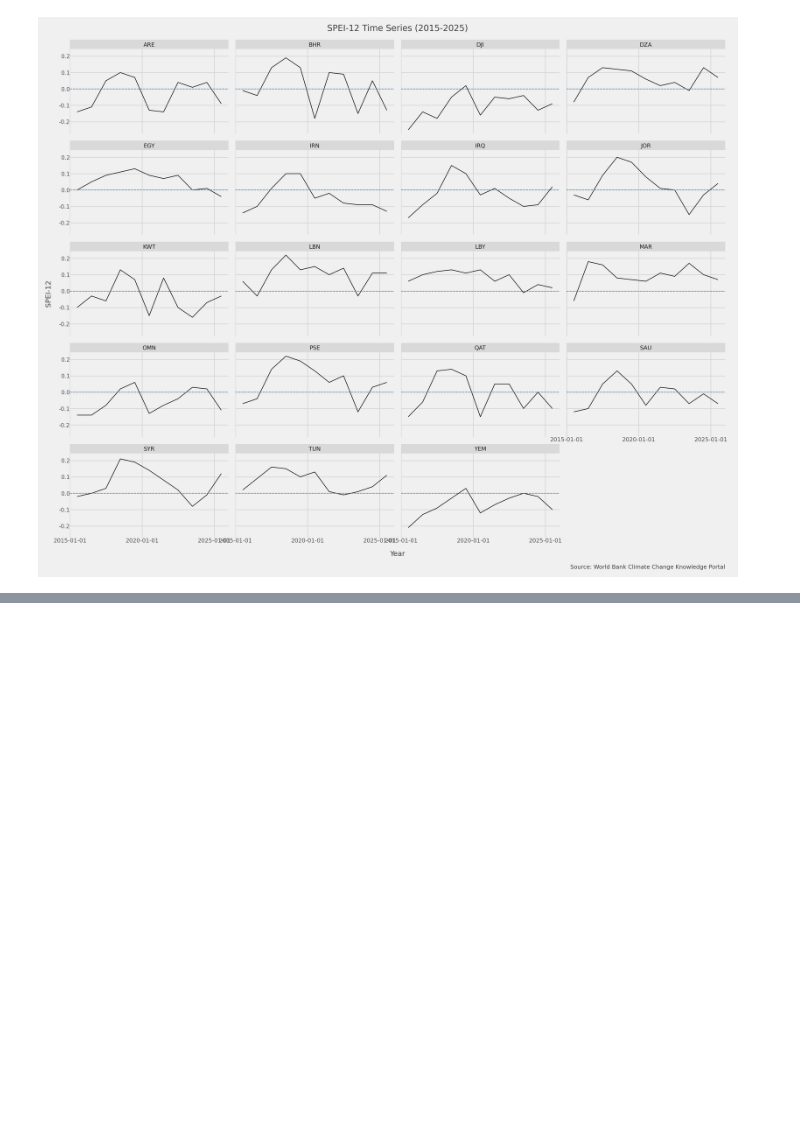
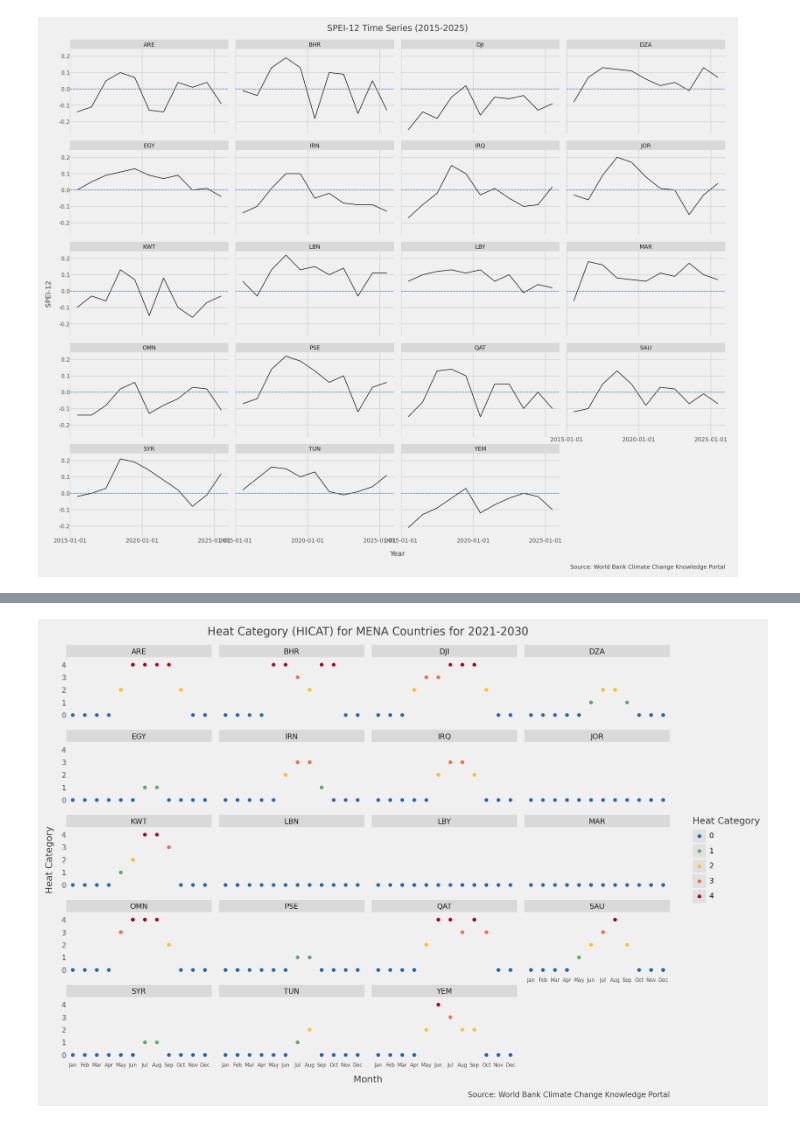
Before and after one commit to datapartnership/MENA-FCV-economic-monitor, a Jupyter notebook: notebooks/climate/climate.ipynb, the cells around one changed output, grey strips where cells are left out. Saved outputs shown, nothing was run; the diff lists cells and outputs as text; code cells hidden in the pictures; blank space fills up the shorter version.

Commit message:
Add visualization for HICAT

```diff
--- a/notebooks/climate/climate.ipynb
+++ b/notebooks/climate/climate.ipynb
@@ -269,8 +269,24 @@ def fetch_spei12_data(overwrite: bool = False) -> pd.DataFrame:
 # %% [markdown]
 ## Preprocessing
 # %%
-hicat = fetch_hicat_data()
-spei12 = fetch_spei12_data()
+def exclude_countries(df):
+    """Exclude specific countries from the DataFrame"""
+    exclude_countries = ["ISR", "MLT"]
+    query = "|".join(exclude_countries)
+    return df.loc[~df["country"].str.contains(query, regex=True, na=False)]
+
+
+def format_date(df, date_col="year"):
+    """Format date column to datetime"""
+    return df.assign(
+        year_month=lambda df: pd.to_datetime(df[date_col].astype(str) + "-01-01"),
+        year=lambda df: df["year_month"].dt.year,
+        month=lambda df: df["year_month"].dt.month,
+    )
+
+
+hicat = fetch_hicat_data().pipe(format_date).pipe(exclude_countries)
+spei12 = fetch_spei12_data().pipe(format_date).pipe(exclude_countries)
 # %% [output]
 INFO:__main__:Loading HICAT data from /Users/farhanreynaldo/Documents/world-bank/git-repo/MENA-FCV-economic-monitor/data/cmip6-x0.25_heatplot_hicat_heatplot_monthly_1951-2100_median_ssp119_ensemble_al ...
 INFO:__main__:Loading SPEI-12 data from /Users/farhanreynaldo/Documents/world-bank/git-repo/MENA-FCV-economic-monitor/data/cmip6-x0.25_timeseries_spei12_timeseries_annual_2015-2100_median_ssp119_ensem ...
@@ -327,0 +340,52 @@ spei12_ts = spei12.assign(
+# %%
+(
+    hicat.query("year == 2021")
+    .assign(heat_category=lambda df: df["heat_category"].astype(str))
+    .loc[lambda df: ~df["country"].str.contains(r"\.", regex=True)]
+    .pipe(p9.ggplot)
+    + p9.aes(x="month", y="heat_category", color="heat_category")
+    + p9.geom_point()
+    + p9.facet_wrap("~country", ncol=4)
+    + p9.scale_color_manual(
+        values={
+            "0": "#2166ac",
+            "1": "#5aae61",
+            "2": "#ffc21b",
+            "3": "#f46d43",
+            "4": "#a50026",
+        }
+    )
+    + p9.scale_x_continuous(
+        breaks=range(1, 13),
+        labels=[
+            "Jan",
+            "Feb",
+            "Mar",
+            "Apr",
+            "May",
+            "Jun",
+            "Jul",
+            "Aug",
+            "Sep",
+            "Oct",
+            "Nov",
+            "Dec",
+        ],
+    )
+    + p9.labs(
+        title="Heat Category (HICAT) for MENA Countries for 2021-2030",
+        x="Month",
+        y="Heat Category",
+        color="Heat Category",
+        caption="Source: World Bank Climate Change Knowledge Portal",
+    )
+    + p9.theme_538()
+    + p9.theme(
+        figure_size=(12, 8),
+        panel_grid_major_x=p9.element_blank(),
+        panel_grid_major_y=p9.element_blank(),
+        axis_text_x=p9.element_text(size=6),
+    )
+)
+# %% [output]
+[figure, added]
```
Also changed, not shown: parts of 6 cells of this notebook.
